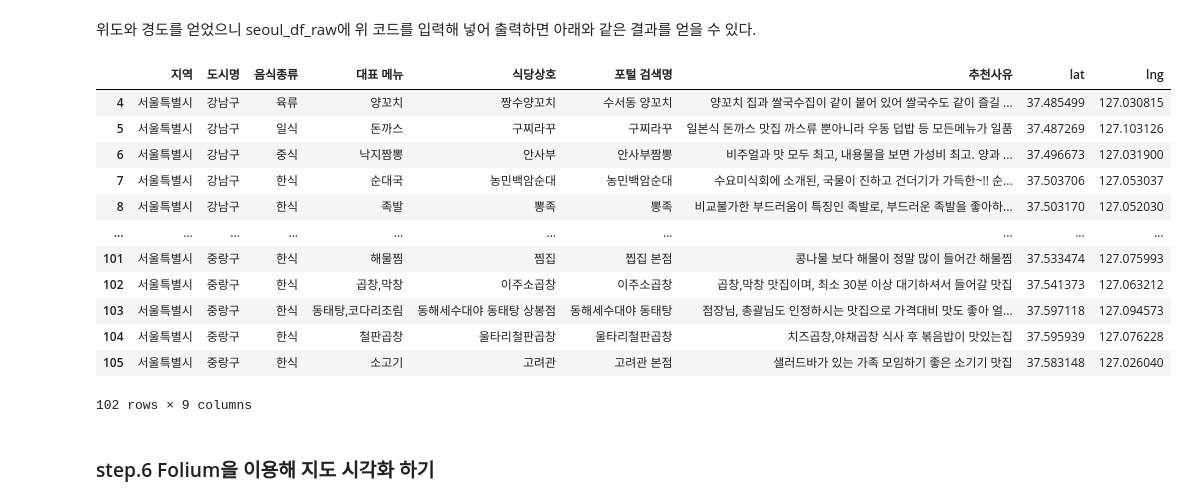
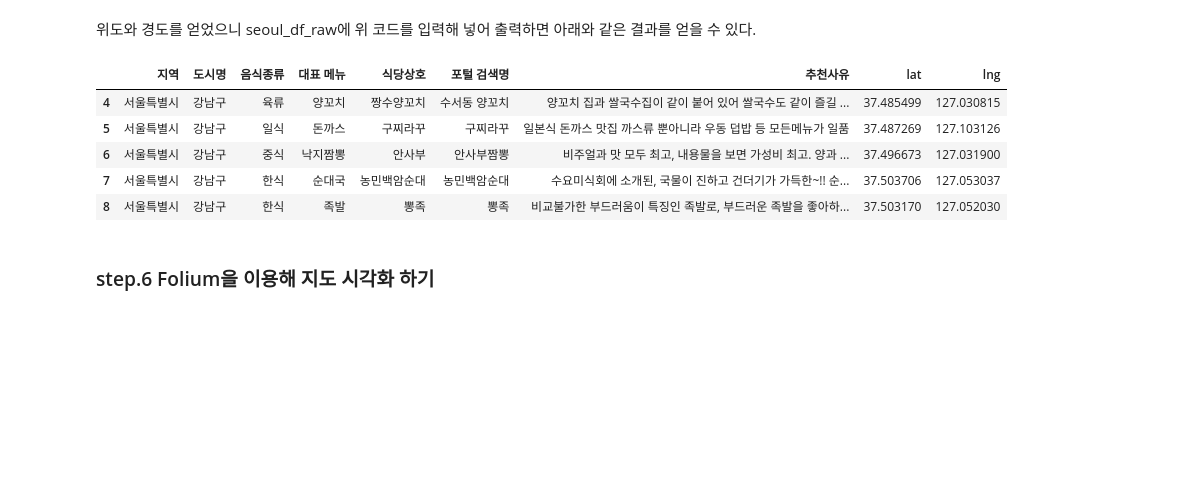
Before and after one commit to jaeyoon89/tasty_road, a Jupyter notebook: tasty_road.ipynb, the cells around one changed output. Drawn from its saved outputs; the diff is of its cells as text; code cells hidden in the pictures; blank space fills up the shorter version.

Commit message:
seoul_tasty_road

```diff
--- a/tasty_road.ipynb
+++ b/tasty_road.ipynb
@@ -215,21 +212,14 @@ seoul_df_raw['lng'] = tasty_lng
 # %% [markdown]
 위도와 경도를 얻었으니 seoul_df_raw에 위 코드를 입력해 넣어 출력하면 아래와 같은 결과를 얻을 수 있다.
 # %%
-seoul_df_raw
+seoul_df_raw.head()
 # %% [output]
 |  | 지역 | 도시명 | 음식종류 | 대표 메뉴 | 식당상호 | 포털 검색명 | 추천사유 | lat | lng |
 | 4 | 서울특별시 | 강남구 | 육류 | 양꼬치 | 짱수양꼬치 | 수서동 양꼬치 | 양꼬치 집과 쌀국수집이 같이 붙어 있어 쌀국수도 같이 즐길 ... | 37.485499 | 127.030815 |
 | 5 | 서울특별시 | 강남구 | 일식 | 돈까스 | 구찌라꾸 | 구찌라꾸 | 일본식 돈까스 맛집 까스류 뿐아니라 우동 덥밥 등 모든메뉴가 일품 | 37.487269 | 127.103126 |
 | 6 | 서울특별시 | 강남구 | 중식 | 낙지짬뽕 | 안사부 | 안사부짬뽕 | 비주얼과 맛 모두 최고, 내용물을 보면 가성비 최고. 양과 ... | 37.496673 | 127.031900 |
 | 7 | 서울특별시 | 강남구 | 한식 | 순대국 | 농민백암순대 | 농민백암순대 | 수요미식회에 소개된, 국물이 진하고 건더기가 가득한~!! 순... | 37.503706 | 127.053037 |
 | 8 | 서울특별시 | 강남구 | 한식 | 족발 | 뽕족 | 뽕족 | 비교불가한 부드러움이 특징인 족발로, 부드러운 족발을 좋아하... | 37.503170 | 127.052030 |
-| ... | ... | ... | ... | ... | ... | ... | ... | ... | ... |
-| 101 | 서울특별시 | 중랑구 | 한식 | 해물찜 | 찜집 | 찝집 본점 | 콩나물 보다 해물이 정말 많이 들어간 해물찜 | 37.533474 | 127.075993 |
-| 102 | 서울특별시 | 중랑구 | 한식 | 곱창,막창 | 이주소곱창 | 이주소곱창 | 곱창,막창 맛집이며, 최소 30분 이상 대기하셔서 들어갈 맛집 | 37.541373 | 127.063212 |
-| 103 | 서울특별시 | 중랑구 | 한식 | 동태탕,코다리조림 | 동해세수대야 동태탕 상봉점 | 동해세수대야 동태탕 | 점장님, 총괄님도 인정하시는 맛집으로 가격대비 맛도 좋아 얼... | 37.597118 | 127.094573 |
-| 104 | 서울특별시 | 중랑구 | 한식 | 철판곱창 | 울타리철판곱창 | 울타리철판곱창 | 치즈곱창,야채곱창 식사 후 볶음밥이 맛있는집 | 37.595939 | 127.076228 |
-| 105 | 서울특별시 | 중랑구 | 한식 | 소고기 | 고려관 | 고려관 본점 | 샐러드바가 있는 가족 모임하기 좋은 소기기 맛집 | 37.583148 | 127.026040 |
-102 rows × 9 columns
 # %% [markdown]
 ### step.6 Folium을 이용해 지도 시각화 하기
 # %% [markdown]
```
Also changed, not shown: parts of 5 cells of this notebook.
